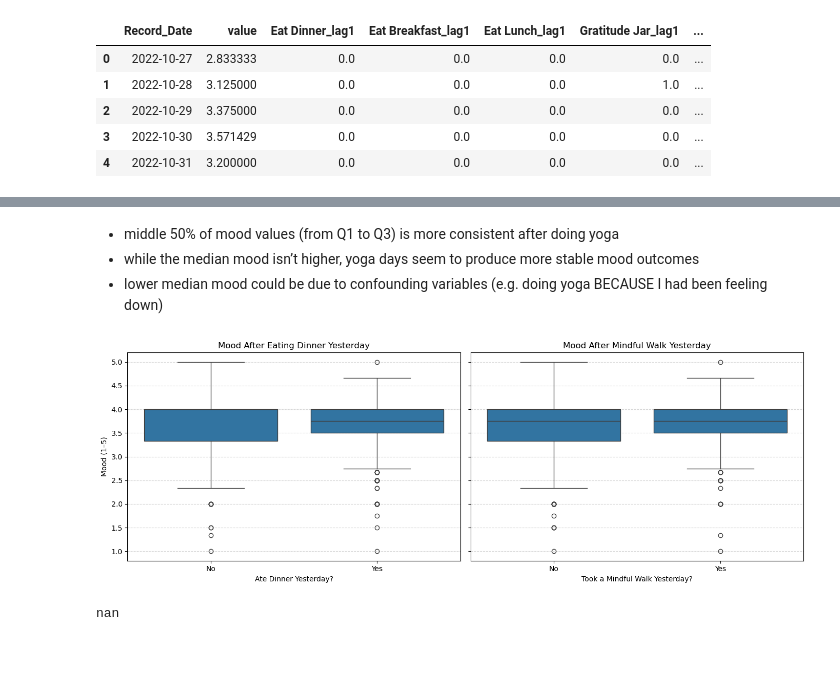
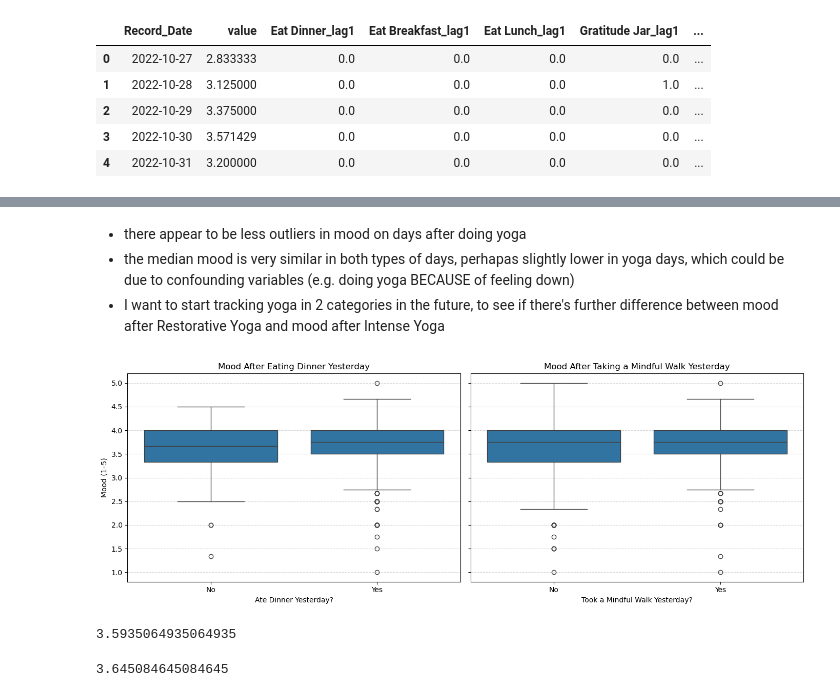
Before and after one commit to kaley-neufeld/Mental-Health-Project, a Jupyter notebook: notebooks/feature_engineering.ipynb, the cells around one changed output, grey strips where cells are left out. Cells and saved outputs as stored; diff of their text form; code cells hidden in the pictures; blank space fills up the shorter version.

```diff
--- a/notebooks/feature_engineering.ipynb
+++ b/notebooks/feature_engineering.ipynb
@@ -52,21 +52,13 @@ for col in ex_variable_names:
     col_name = f'{col}_lag1'
     activities_df[col_name] = activities_df[col].shift(1)
     lagged_1day_features.append(col_name)
-
-lagged_3day_features = []
-for col in ex_variable_names:
-    col_name = f'{col}_lag3'
-    activities_df[col_name] = activities_df[col].shift(3)
-    lagged_1day_features.append(col_name)
-
-lagged_features = lagged_1day_features + lagged_3day_features
 # %%
-exvar_lagged_df = activities_df[lagged_features+['Record_Date']]
+exvar_lagged_df = activities_df[lagged_1day_features+['Record_Date']]
 # %%
 df = pd.merge(avg_feelings_df, exvar_lagged_df, on='Record_Date', how='inner')
 # %%
 fill_values = {}
-for col in lagged_features:
+for col in lagged_1day_features:
     fill_values[col] = 0
 
 df = df.fillna(value=fill_values)
@@ -90,0 +82,8 @@ df_box['Yoga_3_Days_Ago'] = df_box['Yoga_lag3'].map({0: 'No Yoga', 1: 'Yoga'})
+# %%
+# filter dates after yoga goal creation date
+df_box['Record_Date'] = pd.to_datetime(df_box['Record_Date'])
+
+creation_dates = pd.read_csv("../data/processed/creation_dates.csv")
+creation_dates = creation_dates.set_index('text')
+
+yoga_creation_date = pd.to_datetime(creation_dates.loc['Yoga'].Record_Date)
@@ -113,34 +113,49 @@ plt.show()
 # %% [markdown]
-* middle 50% of mood values (from Q1 to Q3) is more consistent after doing yoga
-* while the median mood isn’t higher, yoga days seem to produce more stable mood outcomes
-* lower median mood could be due to confounding variables (e.g. doing yoga BECAUSE I had been feeling down)
+* there appear to be less outliers in mood on days after doing yoga
+* the median mood is very similar in both types of days, perhapas slightly lower in yoga days, which could be due to confounding variables (e.g. doing yoga BECAUSE of feeling down)
+* I want to start tracking yoga in 2 categories in the future, to see if there's further difference between mood after Restorative Yoga and mood after Intense Yoga
 # %%
-df_box = df[['value', 'Mindfulness Walk_lag1', 'Eat Dinner_lag1']].dropna()
-df_box['Eat Dinner_lag1'] = df_box['Eat Dinner_lag1'].map({0: 'No', 1: 'Yes'})
-df_box['Mindfulness Walk_lag1'] = df_box['Mindfulness Walk_lag1'].map({0: 'No', 1: 'Yes'})
+df_box_dinner = df[['Record_Date', 'value', 'Eat Dinner_lag1']].dropna()
+df_box_walk = df[['Record_Date', 'value', 'Mindfulness Walk_lag1']].dropna()
+
+df_box_dinner['Record_Date'] = pd.to_datetime(df_box_dinner['Record_Date'])
+df_box_walk['Record_Date'] = pd.to_datetime(df_box_walk['Record_Date'])
+
+dinner_creation_date = pd.to_datetime(creation_dates.loc['Eat Dinner'].Record_Date)
+walk_creation_date = pd.to_datetime(creation_dates.loc['Mindfulness Walk'].Record_Date)
+
+df_box_dinner = df_box_dinner[df_box_dinner['Record_Date'] > dinner_creation_date]
+df_box_walk = df_box_walk[df_box_walk['Record_Date'] > walk_creation_date]
+
+df_box_dinner['Eat Dinner_lag1'] = df_box_dinner['Eat Dinner_lag1'].map({0: 'No', 1: 'Yes'})
+df_box_walk['Mindfulness Walk_lag1'] = df_box_walk['Mindfulness Walk_lag1'].map({0: 'No', 1: 'Yes'})
 
 # Set up the figure with two subplots
 fig, axes = plt.subplots(1, 2, figsize=(14, 5), sharey=True)
 
 # Dinner boxplot
-sns.boxplot(ax=axes[0], x='Eat Dinner_lag1', y='value', data=df_box)
+sns.boxplot(ax=axes[0], x='Eat Dinner_lag1', y='value', data=df_box_dinner, order=['No', 'Yes'])
 axes[0].set_title("Mood After Eating Dinner Yesterday")
 axes[0].set_xlabel("Ate Dinner Yesterday?")
 axes[0].set_ylabel("Mood (1–5)")
 axes[0].grid(True, axis='y', linestyle='--', alpha=0.5)
 
 # Mindful Walk boxplot
-sns.boxplot(ax=axes[1], x='Mindfulness Walk_lag1', y='value', data=df_box)
-axes[1].set_title("Mood After Mindful Walk Yesterday")
+sns.boxplot(ax=axes[1], x='Mindfulness Walk_lag1', y='value', data=df_box_walk, order=['No', 'Yes'])
+axes[1].set_title("Mood After Taking a Mindful Walk Yesterday")
 axes[1].set_xlabel("Took a Mindful Walk Yesterday?")
-axes[1].set_ylabel("")  # Already labeled on the left
+axes[1].set_ylabel("")
 axes[1].grid(True, axis='y', linestyle='--', alpha=0.5)
 
 plt.tight_layout()
 plt.show()
 # %% [output]
-[figure, old version]
+[figure, new version]
 # %%
-df_box[df_box['Eat Dinner_lag1']=='no'].value.mean()
+df_box_dinner[df_box_dinner['Eat Dinner_lag1']=='No'].value.mean()
 # %% [output]
-nan
+3.5935064935064935
+# %%
+df_box_dinner[df_box_dinner['Eat Dinner_lag1']=='Yes'].value.mean()
+# %% [output]
+3.645084645084645
```
Also changed, not shown: parts of 6 cells of this notebook, 1 other file.
